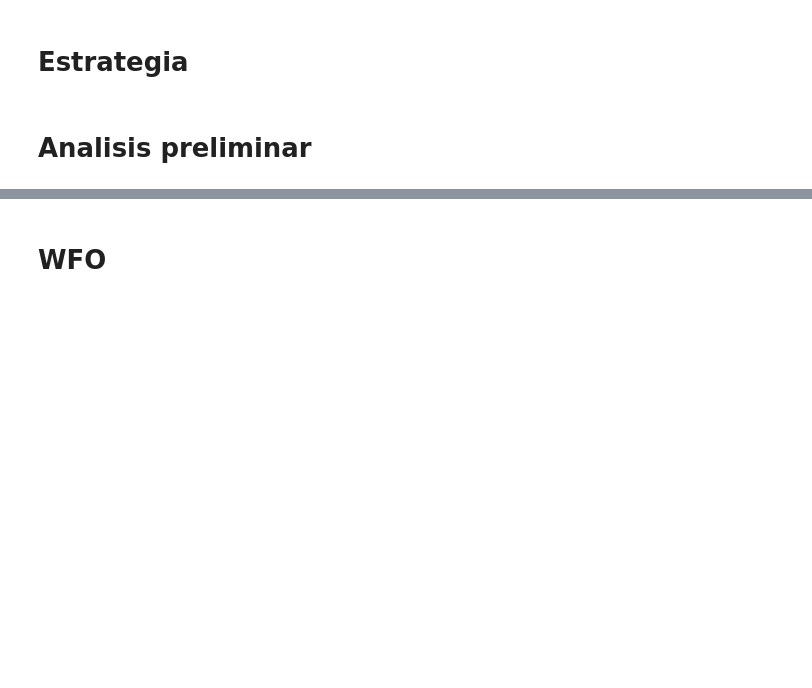
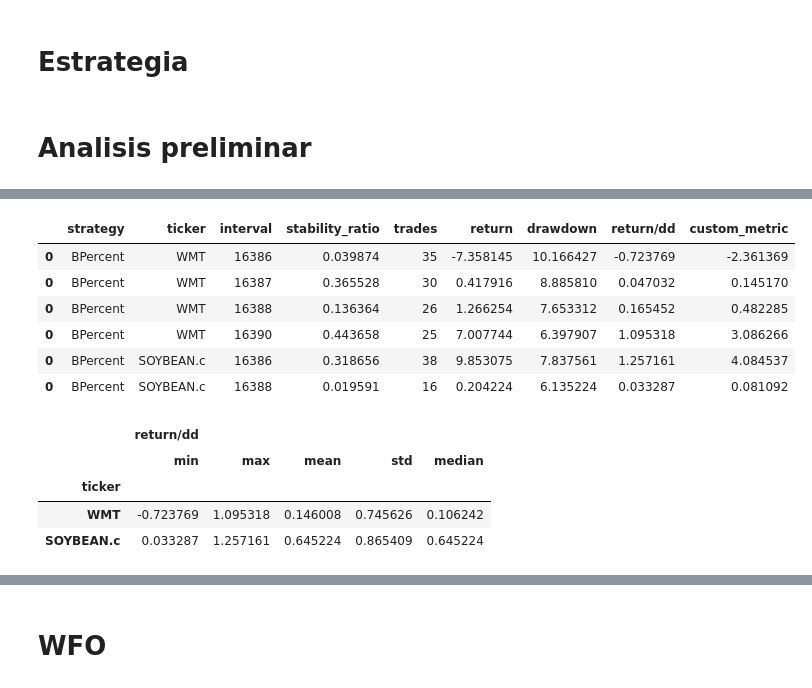
Before and after one commit to SaidJacobo/forex_ml_bot, a Jupyter notebook: backtest/bpercent/bpercent.ipynb, the cells around one changed output, grey strips where cells are left out. Drawn from its saved outputs; the diff is of its cells as text; code cells hidden in the pictures; blank space fills up the shorter version.

```diff
--- a/backtest/bpercent/bpercent.ipynb
+++ b/backtest/bpercent/bpercent.ipynb
@@ -166,0 +233,34 @@ display(filter_performance)
+# %%
+filter_performance = performance[performance['ticker'].isin(portfolio)].sort_values(by=['ticker', 'interval'], ascending=[False, True])[
+    [
+        'strategy',
+        'ticker',
+        'interval',
+        'stability_ratio',
+        'trades',
+        'return',
+        'drawdown',
+        'return/dd',
+        'custom_metric'
+        ]
+]#.drop_duplicates(subset=['ticker'], keep='first')
+
+portfolio = filter_performance.ticker.tolist()
+intervals = filter_performance.interval.values.tolist()
+
+display(filter_performance.tail(50))
+
+pd.DataFrame(filter_performance.groupby(['ticker']).agg({'return/dd':['min', 'max', 'mean','std', 'median']}).sort_values(by=('return/dd', 'mean')))
+# %% [output]
+|  | strategy | ticker | interval | stability_ratio | trades | return | drawdown | return/dd | custom_metric |
+| 0 | BPercent | WMT | 16386 | 0.039874 | 35 | -7.358145 | 10.166427 | -0.723769 | -2.361369 |
+| 0 | BPercent | WMT | 16387 | 0.365528 | 30 | 0.417916 | 8.885810 | 0.047032 | 0.145170 |
+| 0 | BPercent | WMT | 16388 | 0.136364 | 26 | 1.266254 | 7.653312 | 0.165452 | 0.482285 |
+| 0 | BPercent | WMT | 16390 | 0.443658 | 25 | 7.007744 | 6.397907 | 1.095318 | 3.086266 |
+| 0 | BPercent | SOYBEAN.c | 16386 | 0.318656 | 38 | 9.853075 | 7.837561 | 1.257161 | 4.084537 |
+| 0 | BPercent | SOYBEAN.c | 16388 | 0.019591 | 16 | 0.204224 | 6.135224 | 0.033287 | 0.081092 |
+|  | return/dd |  |  |  |  |
+|  | min | max | mean | std | median |
+| ticker |  |  |  |  |  |
+| WMT | -0.723769 | 1.095318 | 0.146008 | 0.745626 | 0.106242 |
+| SOYBEAN.c | 0.033287 | 1.257161 | 0.645224 | 0.865409 | 0.645224 |
```
Also changed, not shown: parts of 12 cells of this notebook, 12 other files.
